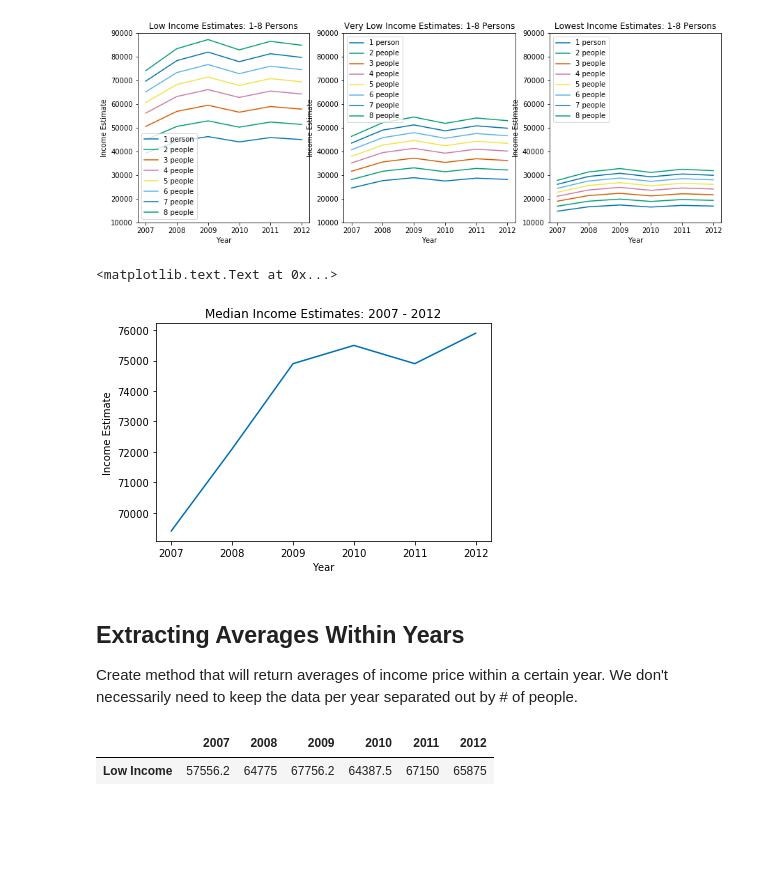
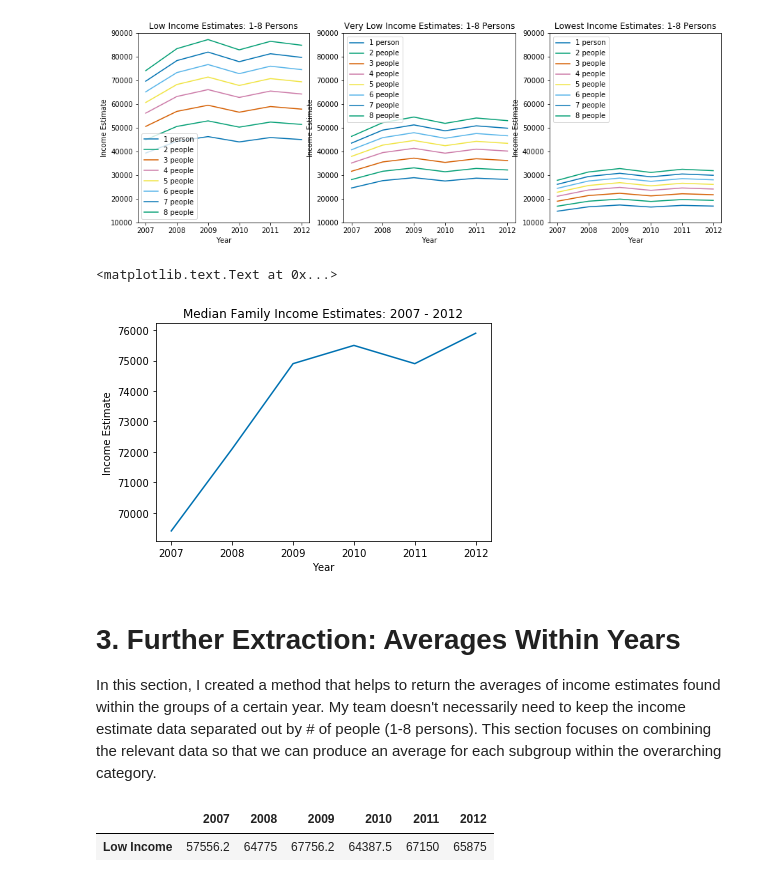
Before and after one commit to mec029/COGS108-Gentrification, a Jupyter notebook: IncomeEstimates.ipynb, the cells around one changed output. Cells and saved outputs as stored; diff of their text form; code cells hidden in the pictures; blank space fills up the shorter version.

```diff
--- a/IncomeEstimates.ipynb
+++ b/IncomeEstimates.ipynb
@@ -207,14 +209,14 @@ plt.ylim([10000,90000])
 # %%
 # Graph median income estimates
 medianIncomeGraph = convertData(medianIncome.drop('Category', 1))
-plt.title('Median Income Estimates: 2007 - 2012')
+plt.title('Median Family Income Estimates: 2007 - 2012')
 plt.xlabel('Year')
 plt.ylabel('Income Estimate')
 # %% [output]
 <matplotlib.text.Text at 0x...>
-[figure, old version]
+[figure, new version]
 # %% [markdown]
-## Extracting Averages Within Years
+# 3. Further Extraction: Averages Within Years
 
-Create method that will return averages of income price within a certain year. We don't necessarily need to keep the data per year separated out by # of people.
+In this section, I created a method that helps to return the averages of income estimates found within the groups of a certain year. My team doesn't necessarily need to keep the income estimate data separated out by # of people (1-8 persons). This section focuses on combining the relevant data so that we can produce an average for each subgroup within the overarching category.
 # %%
```
Also changed, not shown: parts of 25 cells of this notebook.
